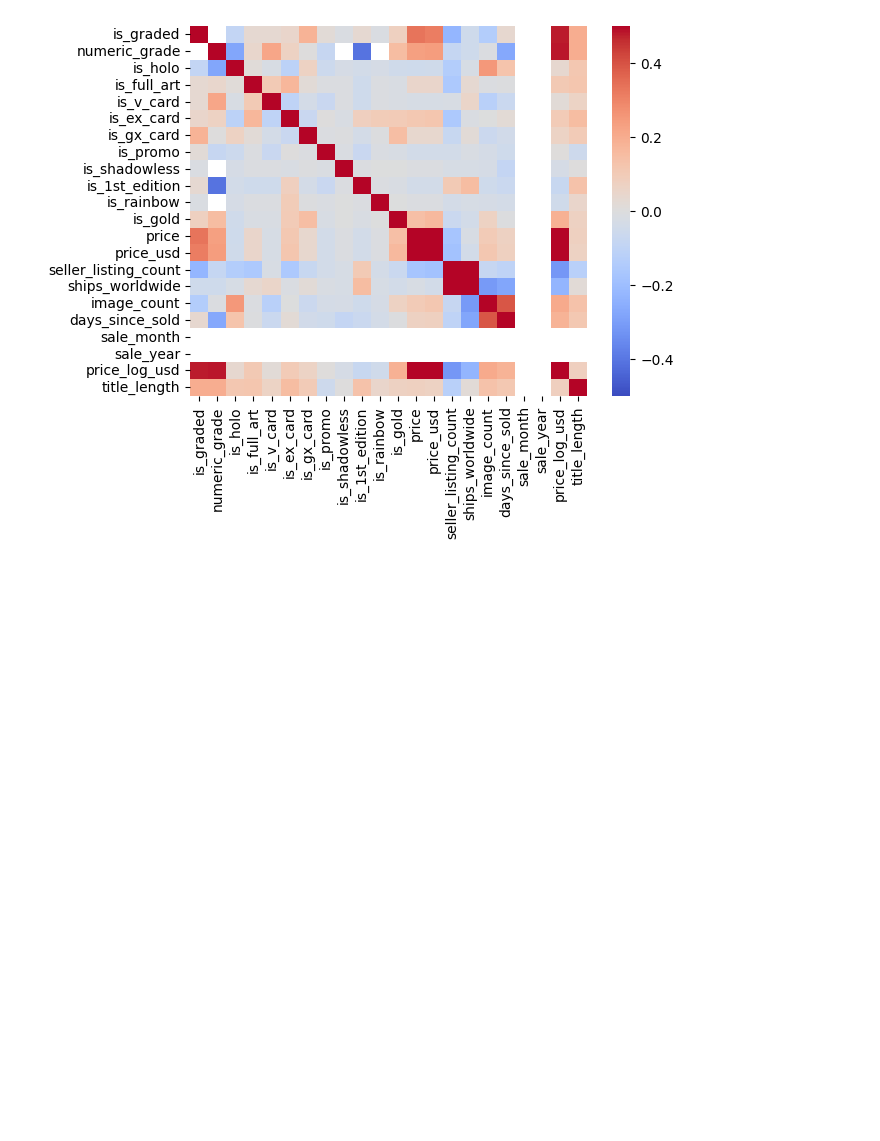
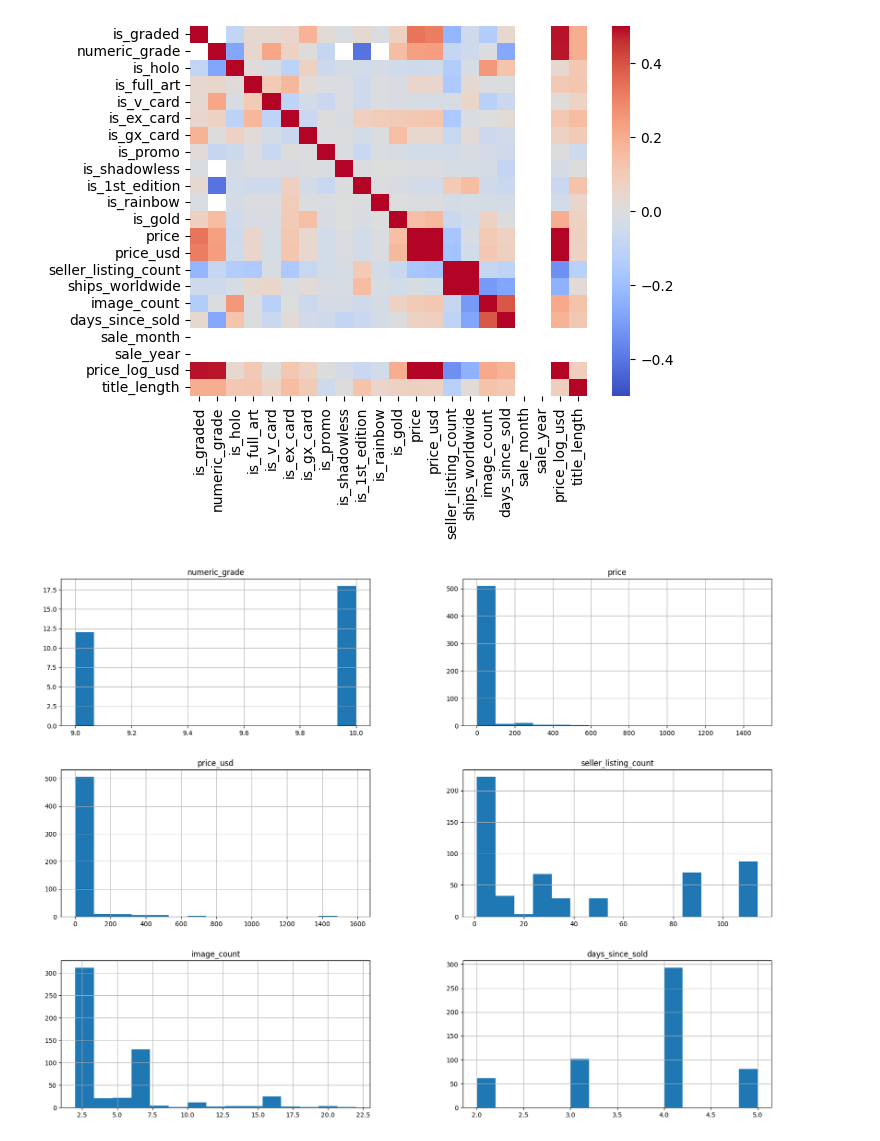
Before and after one commit to morgan1461/pokemon-card-price-predictor, a Jupyter notebook: eda.ipynb, the cells around one changed output. Drawn from its saved outputs; the diff is of its cells as text; code cells hidden in the pictures; blank space fills up the shorter version.

```diff
--- a/eda.ipynb
+++ b/eda.ipynb
@@ -295,3 +295,8 @@ sns.heatmap(corr,cmap='coolwarm',vmin=-0.5, vmax=0.5)
 # %% [output]
 <Axes: >
 [figure]
+# %%
+df[int_cols].hist(bins=15, figsize=(20,15))
+plt.show()
+# %% [output]
+[figure, added]
```
Also changed, not shown: parts of 5 cells of this notebook, 1 other file.
